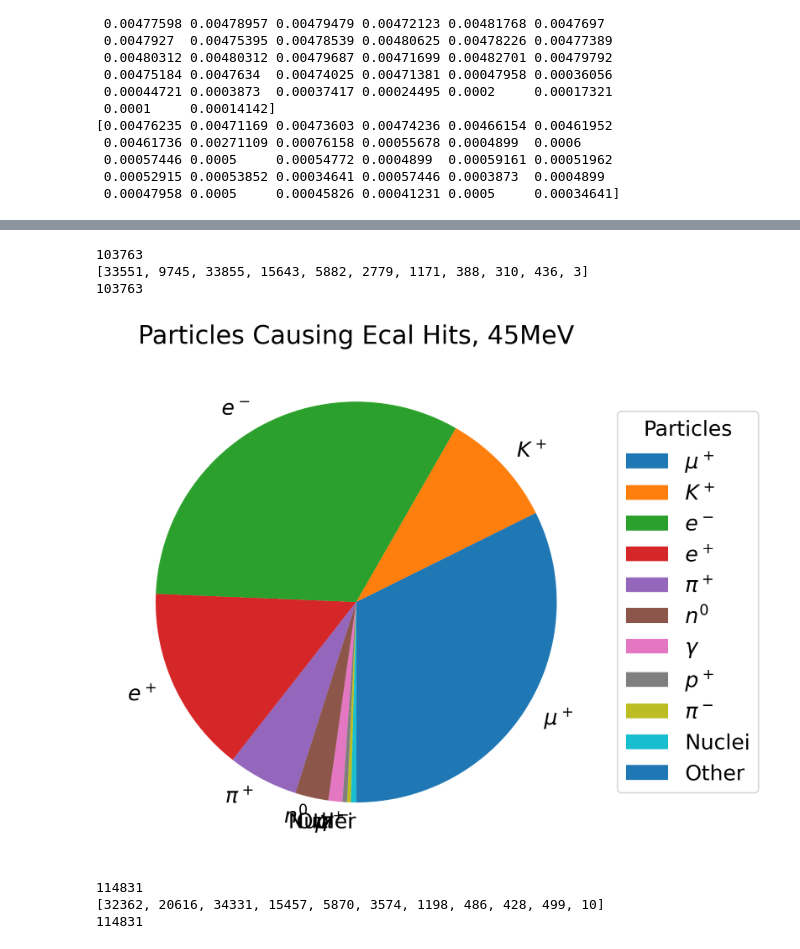
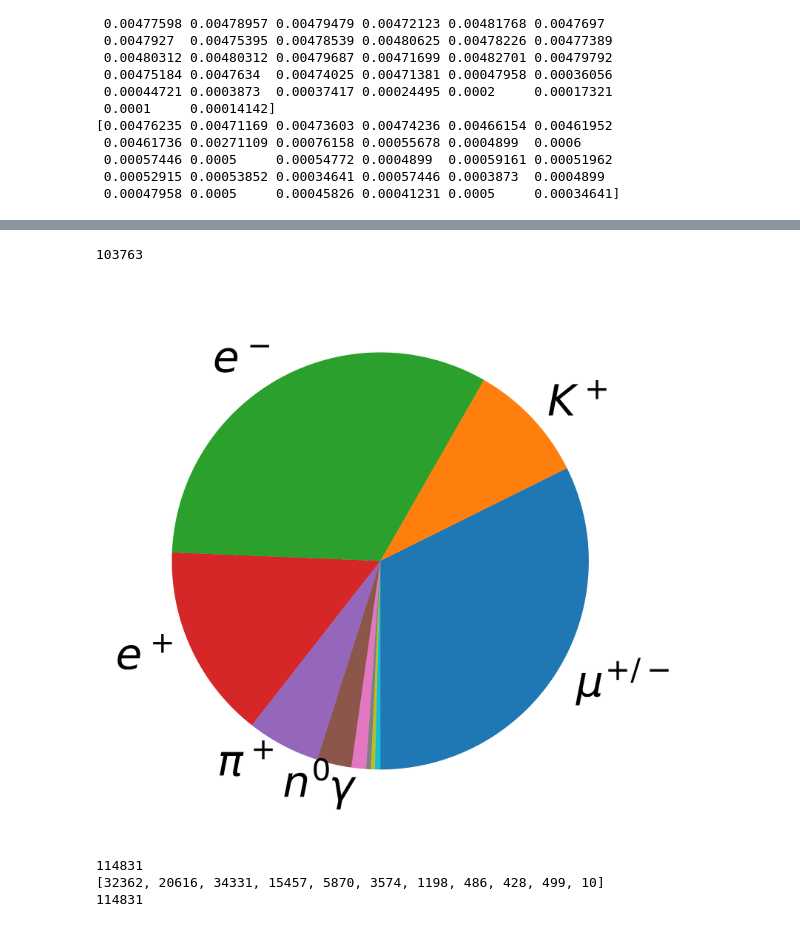
Before and after one commit to chrissellgren/LDMX_notebooks, a Jupyter notebook: Kaon_different_energies_analysis.ipynb, the cells around one changed output, grey strips where cells are left out. Drawn from its saved outputs; the diff is of its cells as text; code cells hidden in the pictures.

```diff
--- a/Kaon_different_energies_analysis.ipynb
+++ b/Kaon_different_energies_analysis.ipynb
@@ -177,24 +179,19 @@ OSError: /Users/chris/Desktop/pdgIDs_40mev.txt not found.
 # %%
-ids45 = np.genfromtxt('/Users/chris/Desktop/pdgIDs_45mev.txt',delimiter=',')
+ids45 = np.genfromtxt('/Users/chris/Desktop/ldmx/ldmx_files/pdgIDs_45mev.txt',delimiter=',')
 
 pcounts45 = getparticles(ids45)
-print(pcounts45)
-pnames = [r'$\mu^+$',r'$K^+$',r'$e^-$',r'$e^+$',r'$\pi^+$',r'$n^0$',
-             r'$\gamma$', r'$p^+$', r'$\pi^-$','Nuclei','Other' ]
 
-fig, ax = plt.subplots(figsize =(10, 7),dpi=300)
-wedges, texts = ax.pie(pcounts45,labels=pnames,startangle=-90)
-ax.legend(wedges, pnames,
-          title ="Particles",
-          loc ="center left",
-          bbox_to_anchor =(1, 0, 0.5, 1))
-plt.title("Particles Causing Ecal Hits, 45MeV")
-print(len(ids45))
+fig, ax = plt.subplots(figsize =(3.5, 3.5),dpi=700)
+wedges, texts = ax.pie(pcounts45,labels=labels,startangle=-90)
+#ax.legend(wedges, pnames,
+#          title ="Particles",
+#          loc ="center left",
+#          bbox_to_anchor =(1, 0, 0.5, 1))
+#plt.title("Hit Particles, 60MeV")
+plt.savefig("/Users/chris/Desktop/ldmx/figs_for_report/pichart_upperE.png")
 # %% [output]
 103763
-[33551, 9745, 33855, 15643, 5882, 2779, 1171, 388, 310, 436, 3]
-103763
-[figure, old version]
+[figure, new version]
 # %%
 ids1000 = np.genfromtxt('/Users/chris/Desktop/pdgIDs_1000mev.txt',delimiter=',')
 
```
Also changed, not shown: parts of 1 cell of this notebook, 2 other files.
